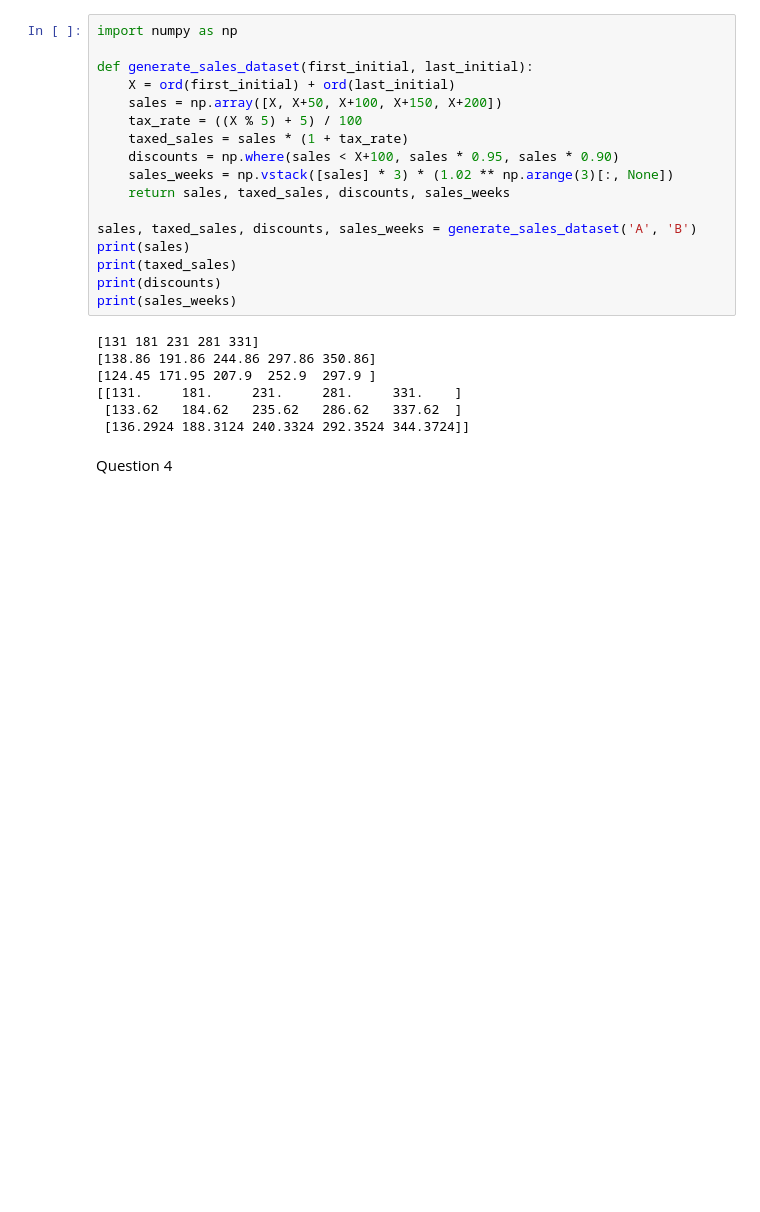
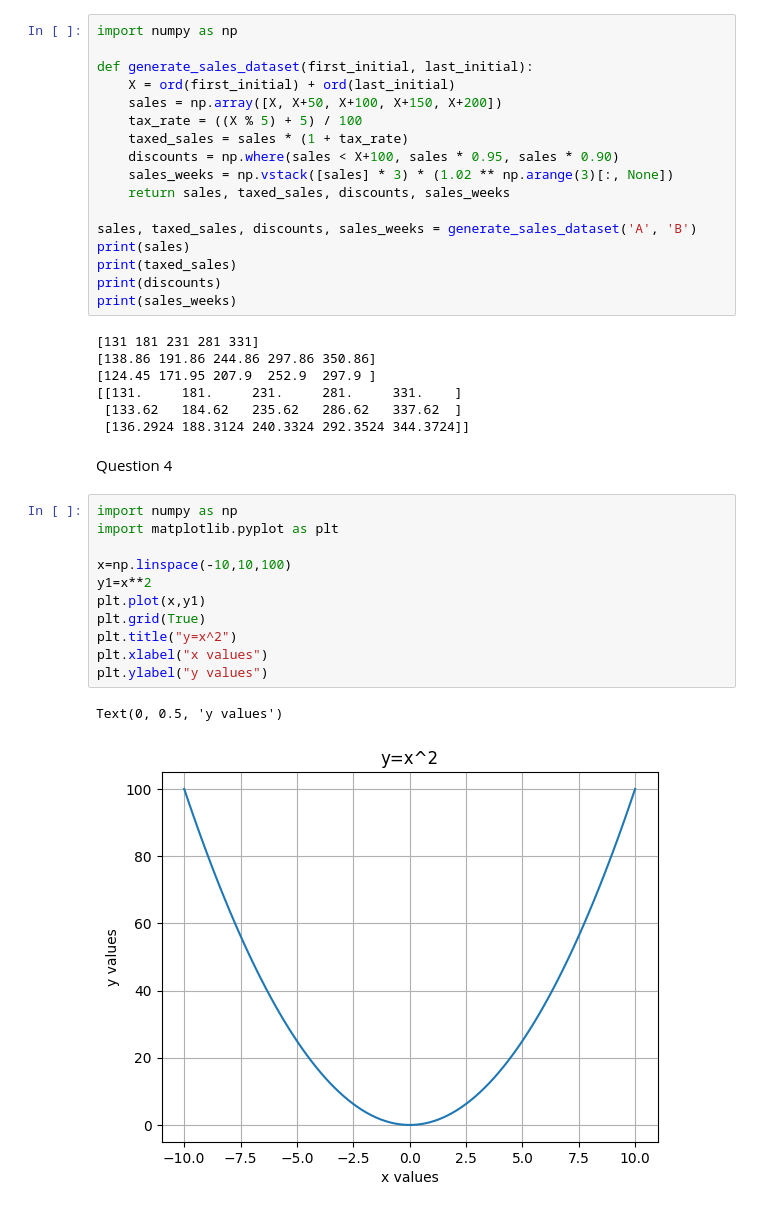
Before and after one commit to prathamhanda/CCAssignment, a Jupyter notebook: Assignment_5.ipynb, the cells around one changed output. Drawn from its saved outputs; the diff is of its cells as text; blank space fills up the shorter version.

```diff
--- a/Assignment_5.ipynb
+++ b/Assignment_5.ipynb
@@ -71,3 +71,17 @@ print(sales_weeks)
  [136.2924 188.3124 240.3324 292.3524 344.3724]]
 # %% [markdown]
 Question 4
+# %%
+import numpy as np
+import matplotlib.pyplot as plt
+
+x=np.linspace(-10,10,100)
+y1=x**2
+plt.plot(x,y1)
+plt.grid(True)
+plt.title("y=x^2")
+plt.xlabel("x values")
+plt.ylabel("y values")
+# %% [output]
+Text(0, 0.5, 'y values')
+[figure, added]
```
Also changed, not shown: parts of 4 cells of this notebook.
